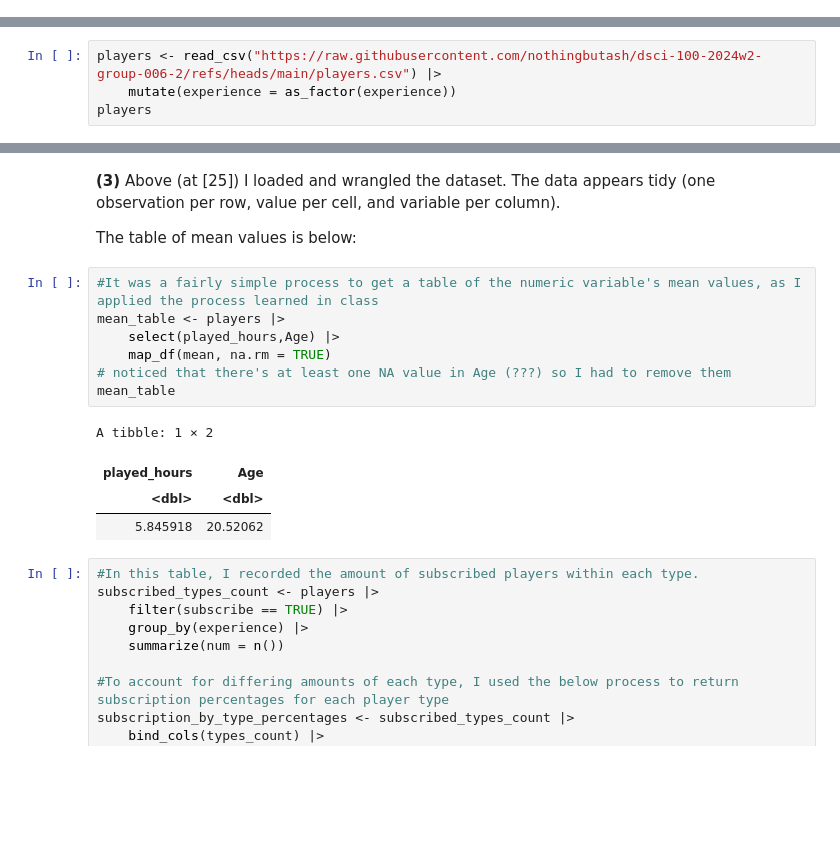
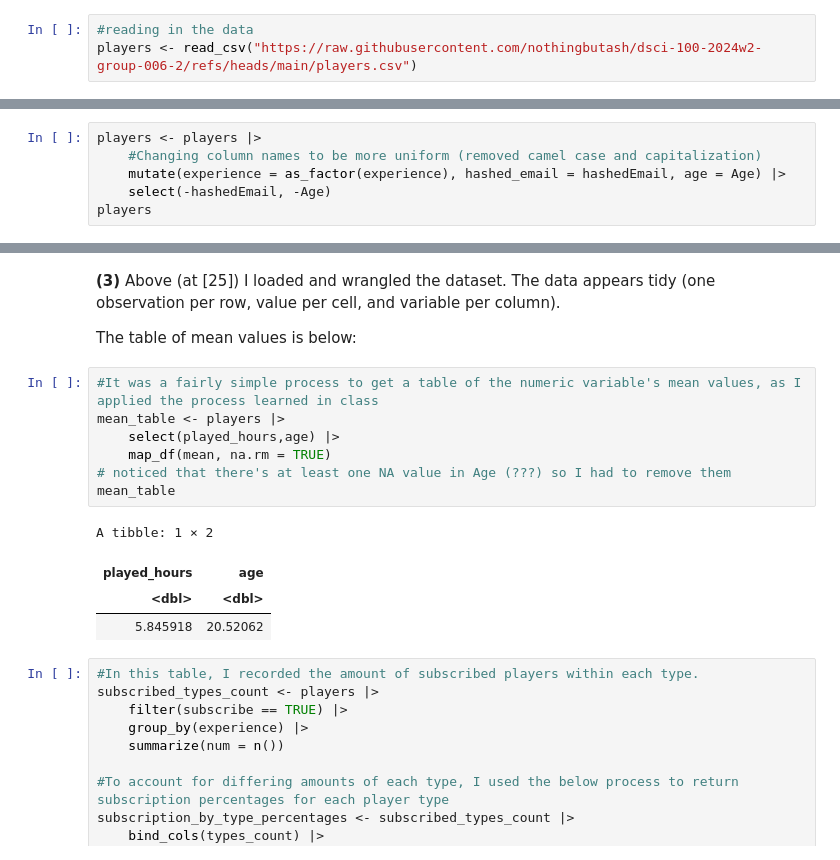
Before and after one commit to nothingbutash/dsci-100-2024w2-group-006-2, a Jupyter notebook: Project.ipynb, the cells around one changed output, grey strips where cells are left out. Drawn from its saved outputs; the diff is of its cells as text; blank space fills up the shorter version.

```diff
--- a/Project.ipynb
+++ b/Project.ipynb
@@ -14,0 +27,3 @@ library(tidyverse)
+# %%
+#reading in the data
+players <- read_csv("https://raw.githubusercontent.com/nothingbutash/dsci-100-2024w2-group-006-2/refs/heads/main/players.csv")
@@ -15,5 +40,7 @@ library(tidyverse)
 # %%
-players <- read_csv("https://raw.githubusercontent.com/nothingbutash/dsci-100-2024w2-group-006-2/refs/heads/main/players.csv") |>
-    mutate(experience = as_factor(experience))
+players <- players |>
+    #Changing column names to be more uniform (removed camel case and capitalization)
+    mutate(experience = as_factor(experience), hashed_email = hashedEmail, age = Age) |>
+    select(-hashedEmail, -Age)
 players
 # %% [output]
@@ -113,13 +122,13 @@ The table of mean values is below:
 # %%
 #It was a fairly simple process to get a table of the numeric variable's mean values, as I applied the process learned in class
 mean_table <- players |>
-    select(played_hours,Age) |>
+    select(played_hours,age) |>
     map_df(mean, na.rm = TRUE)
 # noticed that there's at least one NA value in Age (???) so I had to remove them
 mean_table
 # %% [output]
 A tibble: 1 × 2
-| played_hours | Age |
+| played_hours | age |
 | <dbl> | <dbl> |
 | 5.845918 | 20.52062 |
 # %%
```
Also changed, not shown: parts of 7 cells of this notebook.
